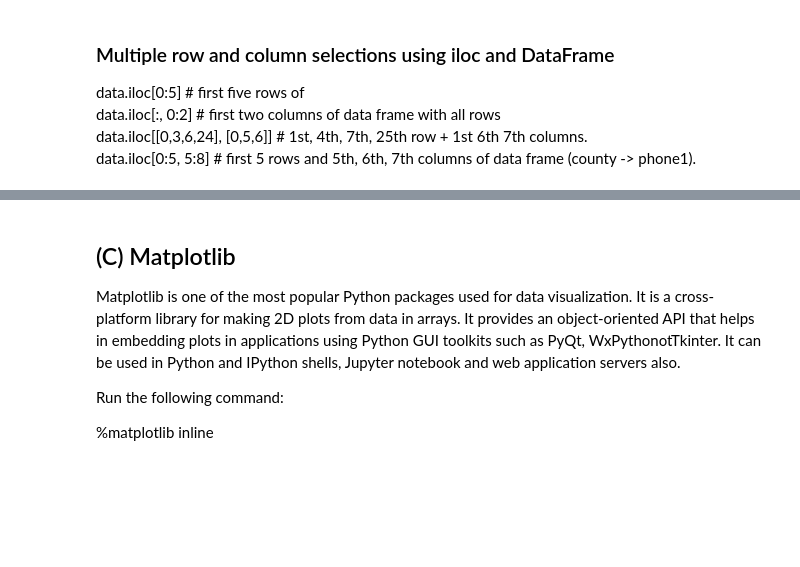
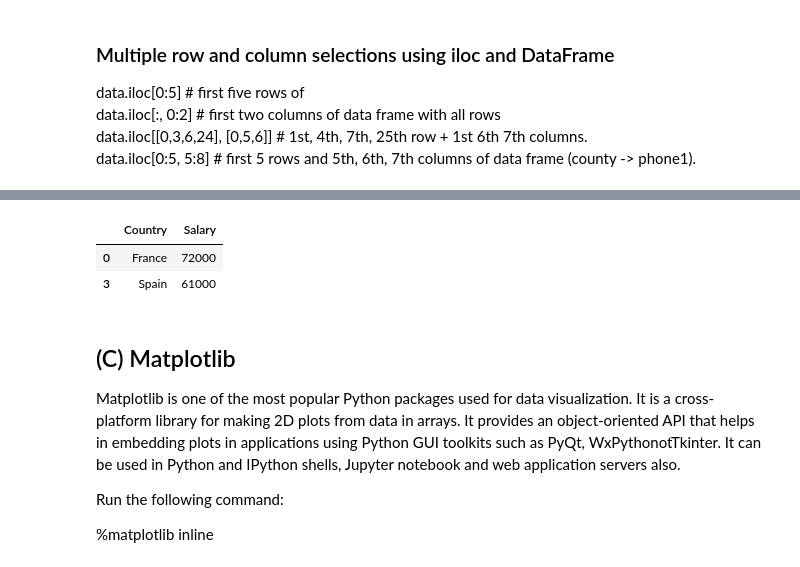
Before and after one commit to syedrafayhashmi/Machine-Learning-Course-NCAI, a Jupyter notebook: INTRODUCTION TO PYTHON.ipynb, the cells around one changed output, grey strips where cells are left out. Drawn from its saved outputs; the diff is of its cells as text; code cells hidden in the pictures; blank space fills up the shorter version.

```diff
--- a/INTRODUCTION TO PYTHON.ipynb
+++ b/INTRODUCTION TO PYTHON.ipynb
@@ -473,3 +529,9 @@ data.iloc[0:5, 5:8] # first 5 rows and 5th, 6th, 7th columns of data frame (coun
+# %%
+data.iloc[[0,3], [0,2]]
+# %% [output]
+|  | Country | Salary |
+| 0 | France | 72000 |
+| 3 | Spain | 61000 |
 # %% [markdown]
 ## (C) Matplotlib
 
```
Also changed, not shown: parts of 11 cells of this notebook, 1 other file.
